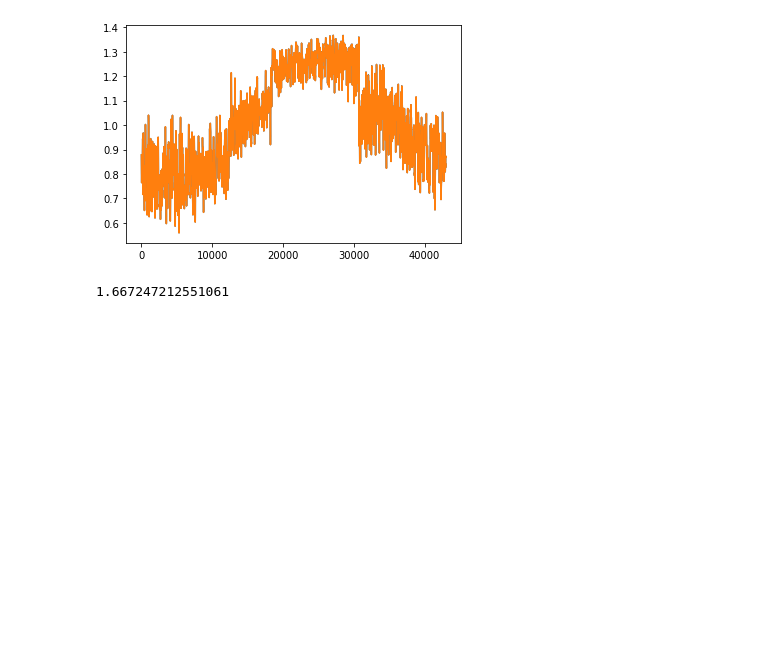
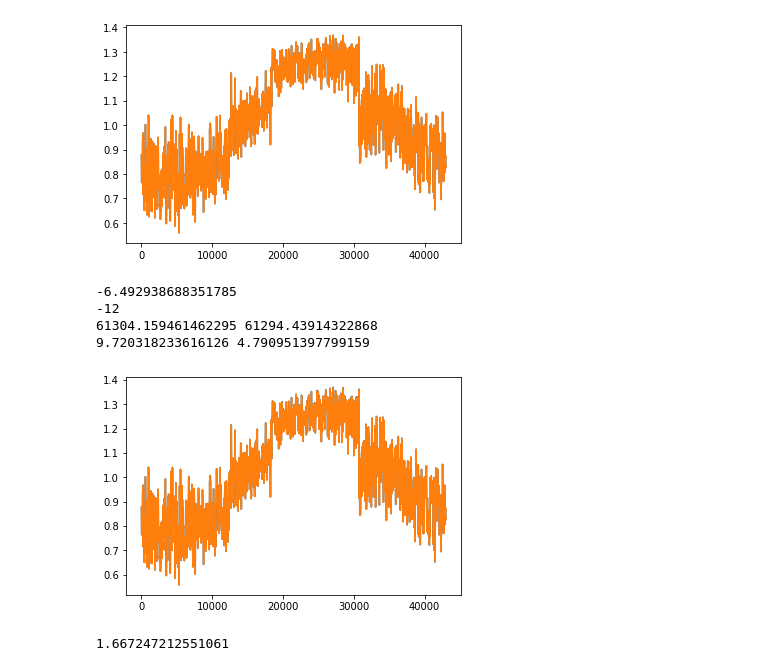
Before and after one commit to NatalieGrasser/atm_retrieval, a Jupyter notebook: atm_retrieval/debugging.ipynb, the cells around one changed output. Saved outputs shown, nothing was run; the diff lists cells and outputs as text; code cells hidden in the pictures; blank space fills up the shorter version.

```diff
--- a/atm_retrieval/debugging.ipynb
+++ b/atm_retrieval/debugging.ipynb
@@ -820,6 +578,41 @@ print(lnB,sigma)
 61304.159461462295 61294.40643855627
 9.753022906028491 4.798040052527595
 [figure]
+# %%
+retrieval2=init_retrieval(brown_dwarf='2M1425',PT_type='PTgrad',chem='freechem',Nlive=400,tol=0.5)
+retrieval2.evaluate(makefigs=False)
+
+# try removing NH3 from 2M1425 model fit and evaluate sigma  from lnL Bm
+from pRT_model import pRT_spectrum
+import matplotlib.pyplot as plt
+
+orig_dict=retrieval2.params_dict.copy()
+
+retrieval2.parameters.params=retrieval2.params_dict
+print(retrieval2.parameters.params['log_NH3'])
+model_orig=pRT_spectrum(retrieval2).make_spectrum()
+lnZ_orig=retrieval2.LogLike(model_orig, retrieval2.Cov)
+
+# add H2S at low level and see
+retrieval2.parameters.params['log_NH3']=-12
+print(retrieval2.parameters.params['log_NH3'])
+model_woNH3=pRT_spectrum(retrieval2).make_spectrum()
+lnZ_woNH3=retrieval2.LogLike(model_woNH3, retrieval2.Cov)
+
+plt.plot(model_woNH3.flatten())
+plt.plot(model_orig.flatten())
+
+
+print(lnZ_orig,lnZ_woNH3)
+lnB, sigma = retrieval2.compare_evidence(lnZ_orig,lnZ_woNH3)
+retrieval2.parameters.params=orig_dict #set back
+print(lnB,sigma)
+# %% [output]
+-6.492938688351785
+-12
+61304.159461462295 61294.43914322868
+9.720318233616126 4.790951397799159
+[figure, added]
 # %%
 import numpy as np
 10**(4.975)/(10**(4.753))
```
Also changed, not shown: parts of 15 cells of this notebook, 4 other files.
